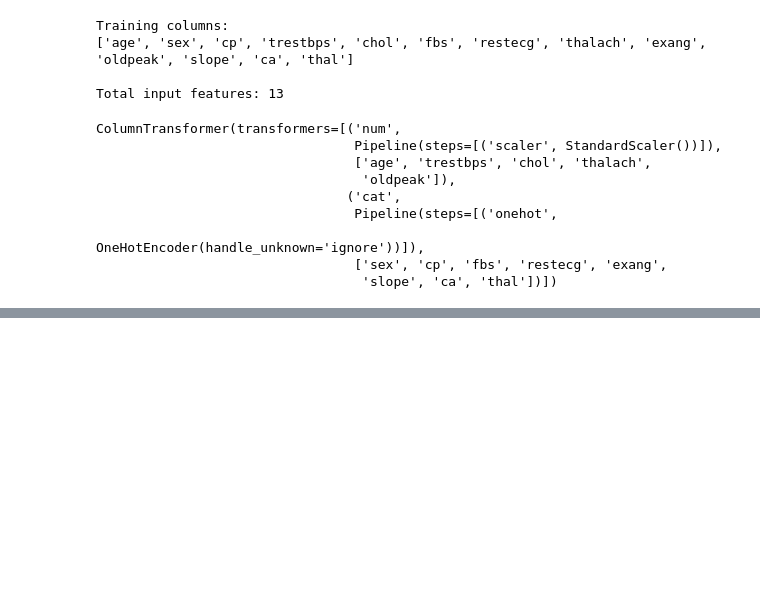
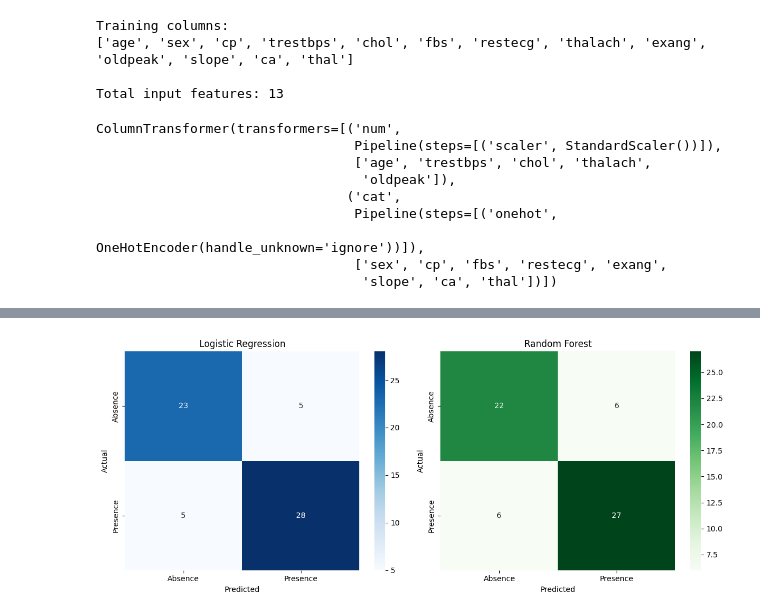
Before and after one commit to AbdullahRFA/heart-disease-prediction, a Jupyter notebook: backend/notebooks/02_data_preprocessing.ipynb, the cells around one changed output, grey strips where cells are left out. Cells and saved outputs as stored; diff of their text form; code cells hidden in the pictures; blank space fills up the shorter version.

Commit message:
feat: train and serialize heart disease prediction model

```diff
--- a/backend/notebooks/02_data_preprocessing.ipynb
+++ b/backend/notebooks/02_data_preprocessing.ipynb
@@ -211,0 +229,6 @@ ColumnTransformer(transformers=[('num',
+# %%
+# Train Logistic Regression model
+logistic_model.fit(X_train, y_train)
+
+# Display confirmation
+print("Logistic Regression training completed!")
@@ -211,0 +254,6 @@ ColumnTransformer(transformers=[('num',
+# %%
+# Train Random Forest model
+random_forest_model.fit(X_train, y_train)
+
+# Display confirmation
+print("Random Forest training completed!")
@@ -211,0 +283,8 @@ ColumnTransformer(transformers=[('num',
+# %%
+# Predict using Logistic Regression
+logistic_predictions = logistic_model.predict(X_test)
+
+# Predict using Random Forest
+random_forest_predictions = random_forest_model.predict(X_test)
+
+print("Both models generated predictions successfully!")
@@ -211,0 +449,60 @@ ColumnTransformer(transformers=[('num',
+# %%
+# Visualize confusion matrices
+# Create a figure with two subplots
+
+import matplotlib.pyplot as plt
+import seaborn as sns
+
+fig, axes = plt.subplots(1, 2, figsize=(12, 5))
+
+# Calculate Logistic Regression confusion matrix
+logistic_cm = confusion_matrix(
+    y_test,
+    logistic_predictions,
+    labels=[0, 1]
+)
+
+# Plot Logistic Regression matrix
+sns.heatmap(
+    logistic_cm,
+    annot=True,
+    fmt="d",
+    cmap="Blues",
+    xticklabels=["Absence", "Presence"],
+    yticklabels=["Absence", "Presence"],
+    ax=axes[0]
+)
+
+axes[0].set_title("Logistic Regression")
+axes[0].set_xlabel("Predicted")
+axes[0].set_ylabel("Actual")
+
+# Calculate Random Forest confusion matrix
+rf_cm = confusion_matrix(
+    y_test,
+    random_forest_predictions,
+    labels=[0, 1]
+)
+
+# Plot Random Forest matrix
+sns.heatmap(
+    rf_cm,
+    annot=True,
+    fmt="d",
+    cmap="Greens",
+    xticklabels=["Absence", "Presence"],
+    yticklabels=["Absence", "Presence"],
+    ax=axes[1]
+)
+
+axes[1].set_title("Random Forest")
+axes[1].set_xlabel("Predicted")
+axes[1].set_ylabel("Actual")
+
+# Adjust spacing
+plt.tight_layout()
+
+# Display charts
+plt.show()
+# %% [output]
+[figure, added]
```
Also changed, not shown: parts of 18 cells of this notebook, 3 other files.
